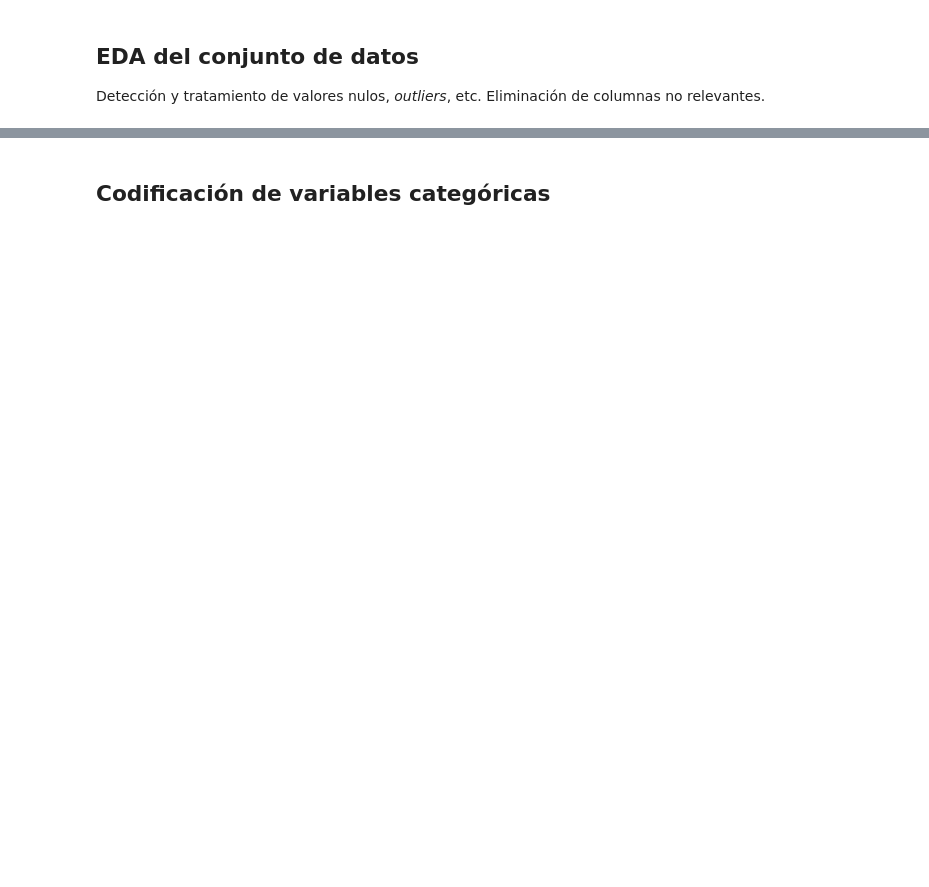
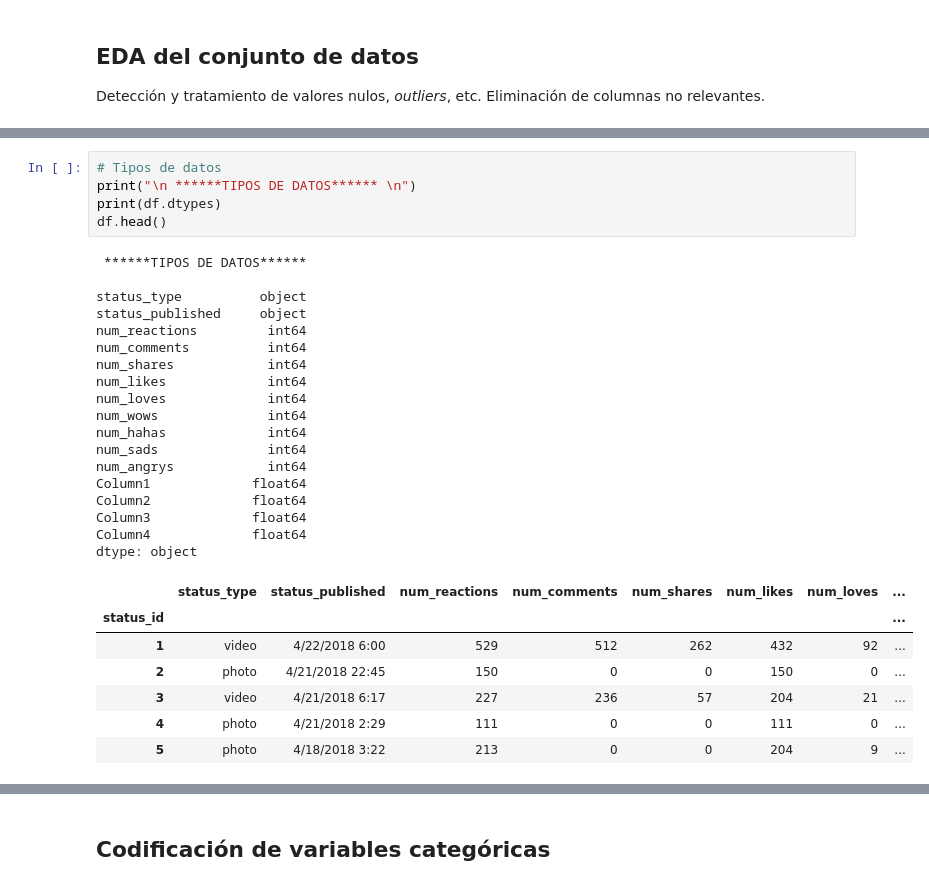
Before and after one commit to VforVitorio/Aprendizaje-Automatico, a Jupyter notebook: S010/pl06_clusterizacion.ipynb, the cells around one changed output, grey strips where cells are left out. Saved outputs shown, nothing was run; the diff lists cells and outputs as text; blank space fills up the shorter version.

```diff
--- a/S010/pl06_clusterizacion.ipynb
+++ b/S010/pl06_clusterizacion.ipynb
@@ -36,0 +83,31 @@ Detección y tratamiento de valores nulos, _outliers_, etc. Eliminación de colu
+# %%
+# Tipos de datos
+print("\n ******TIPOS DE DATOS****** \n")
+print(df.dtypes)
+df.head()
+# %% [output]
+ ******TIPOS DE DATOS******
+
+status_type          object
+status_published     object
+num_reactions         int64
+num_comments          int64
+num_shares            int64
+num_likes             int64
+num_loves             int64
+num_wows              int64
+num_hahas             int64
+num_sads              int64
+num_angrys            int64
+Column1             float64
+Column2             float64
+Column3             float64
+Column4             float64
+dtype: object
+|  | status_type | status_published | num_reactions | num_comments | num_shares | num_likes | num_loves | ... |
+| status_id |  |  |  |  |  |  |  | ... |
+| 1 | video | 4/22/2018 6:00 | 529 | 512 | 262 | 432 | 92 | ... |
+| 2 | photo | 4/21/2018 22:45 | 150 | 0 | 0 | 150 | 0 | ... |
+| 3 | video | 4/21/2018 6:17 | 227 | 236 | 57 | 204 | 21 | ... |
+| 4 | photo | 4/21/2018 2:29 | 111 | 0 | 0 | 111 | 0 | ... |
+| 5 | photo | 4/18/2018 3:22 | 213 | 0 | 0 | 204 | 9 | ... |
```
Also changed, not shown: parts of 16 cells of this notebook, 3 other files.
